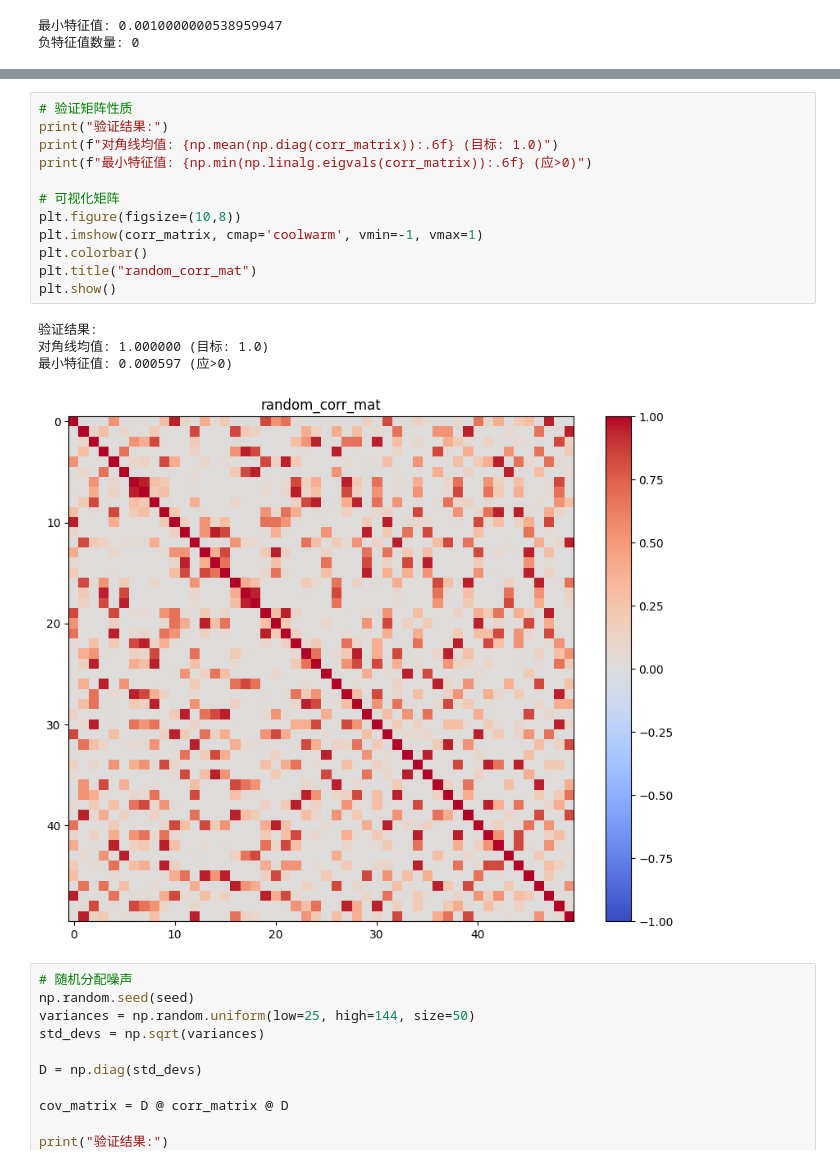
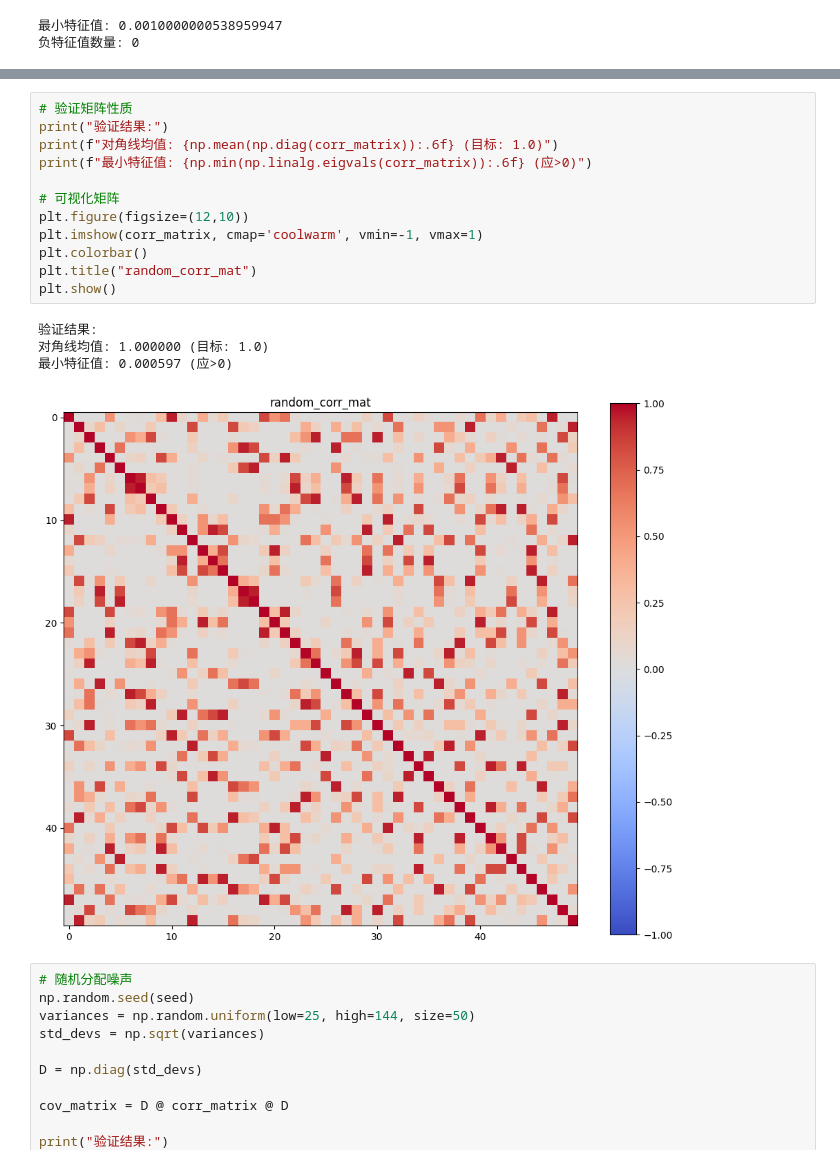
Before and after one commit to Silver439/Pilot, a Jupyter notebook: Data_generate/randomcase.ipynb, the cells around one changed output, grey strips where cells are left out. Cells and saved outputs as stored; diff of their text form.

```diff
--- a/Data_generate/randomcase.ipynb
+++ b/Data_generate/randomcase.ipynb
@@ -165,20 +163,20 @@ fig.show()
 # %%
 # 验证矩阵性质
 print("验证结果:")
 print(f"对角线均值: {np.mean(np.diag(corr_matrix)):.6f} (目标: 1.0)")
 print(f"最小特征值: {np.min(np.linalg.eigvals(corr_matrix)):.6f} (应>0)")
 
 # 可视化矩阵
-plt.figure(figsize=(10,8))
+plt.figure(figsize=(12,10))
 plt.imshow(corr_matrix, cmap='coolwarm', vmin=-1, vmax=1)
 plt.colorbar()
 plt.title("random_corr_mat")
 plt.show()
 # %% [output]
 验证结果:
 对角线均值: 1.000000 (目标: 1.0)
 最小特征值: 0.000597 (应>0)
-[figure, old version]
+[figure, new version]
 # %%
 # 随机分配噪声
 np.random.seed(seed)
```
Also changed, not shown: parts of 2 cells of this notebook, 14 other files.
